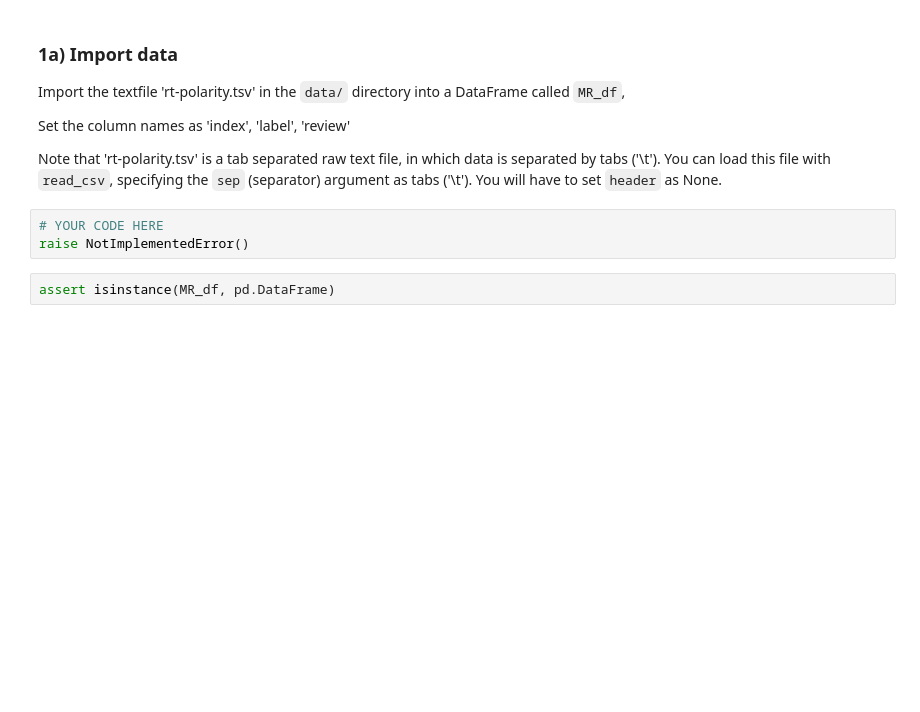
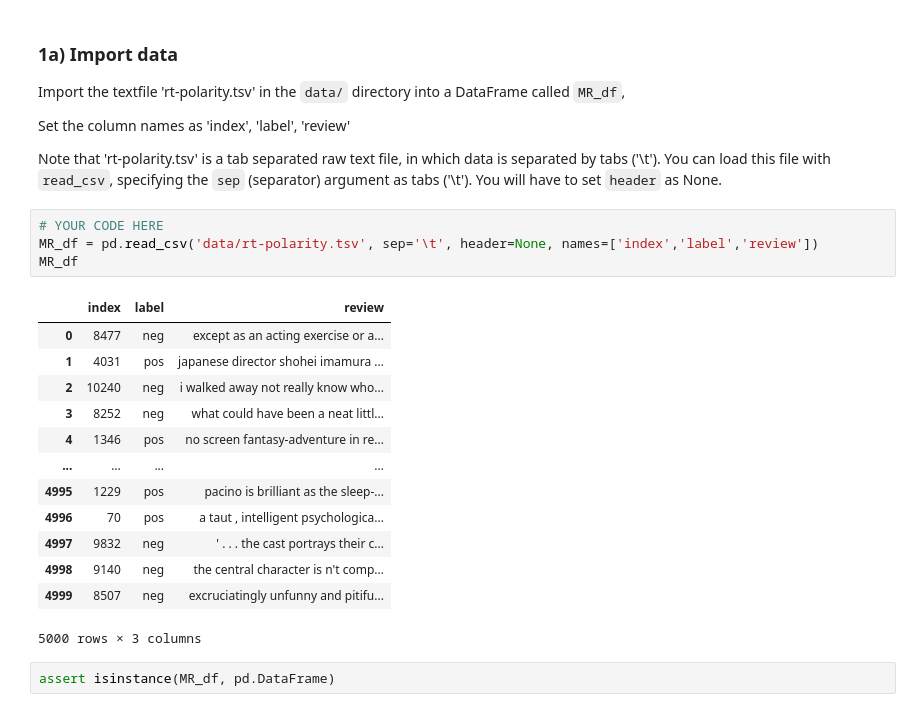
Before and after one commit to ashesh8500/cogs108hw, a Jupyter notebook: A4_COGS108_WI24/A4_NLP.ipynb, the cells around one changed output. Saved outputs shown, nothing was run; the diff lists cells and outputs as text; blank space fills up the shorter version.

```diff
--- a/A4_COGS108_WI24/A4_NLP.ipynb
+++ b/A4_COGS108_WI24/A4_NLP.ipynb
@@ -87,9 +95,24 @@ Import the textfile 'rt-polarity.tsv' in the `data/` directory into a DataFrame
 Set the column names as 'index', 'label', 'review'
 
 Note that 'rt-polarity.tsv' is a tab separated raw text file, in which data is separated by tabs ('\t'). You can load this file with `read_csv`, specifying the `sep` (separator) argument as tabs ('\t'). You will have to set `header` as None.
-# %%
-# YOUR CODE HERE
-raise NotImplementedError()
+# %%
+# YOUR CODE HERE
+MR_df = pd.read_csv('data/rt-polarity.tsv', sep='\t', header=None, names=['index','label','review'])
+MR_df
+# %% [output]
+|  | index | label | review |
+| 0 | 8477 | neg | except as an acting exercise or a... |
+| 1 | 4031 | pos | japanese director shohei imamura ... |
+| 2 | 10240 | neg | i walked away not really know who... |
+| 3 | 8252 | neg | what could have been a neat littl... |
+| 4 | 1346 | pos | no screen fantasy-adventure in re... |
+| ... | ... | ... | ... |
+| 4995 | 1229 | pos | pacino is brilliant as the sleep-... |
+| 4996 | 70 | pos | a taut , intelligent psychologica... |
+| 4997 | 9832 | neg | ' . . . the cast portrays their c... |
+| 4998 | 9140 | neg | the central character is n't comp... |
+| 4999 | 8507 | neg | excruciatingly unfunny and pitifu... |
+5000 rows × 3 columns
 # %%
 assert isinstance(MR_df, pd.DataFrame)
 # %%
```
Also changed, not shown: parts of 48 cells of this notebook.
